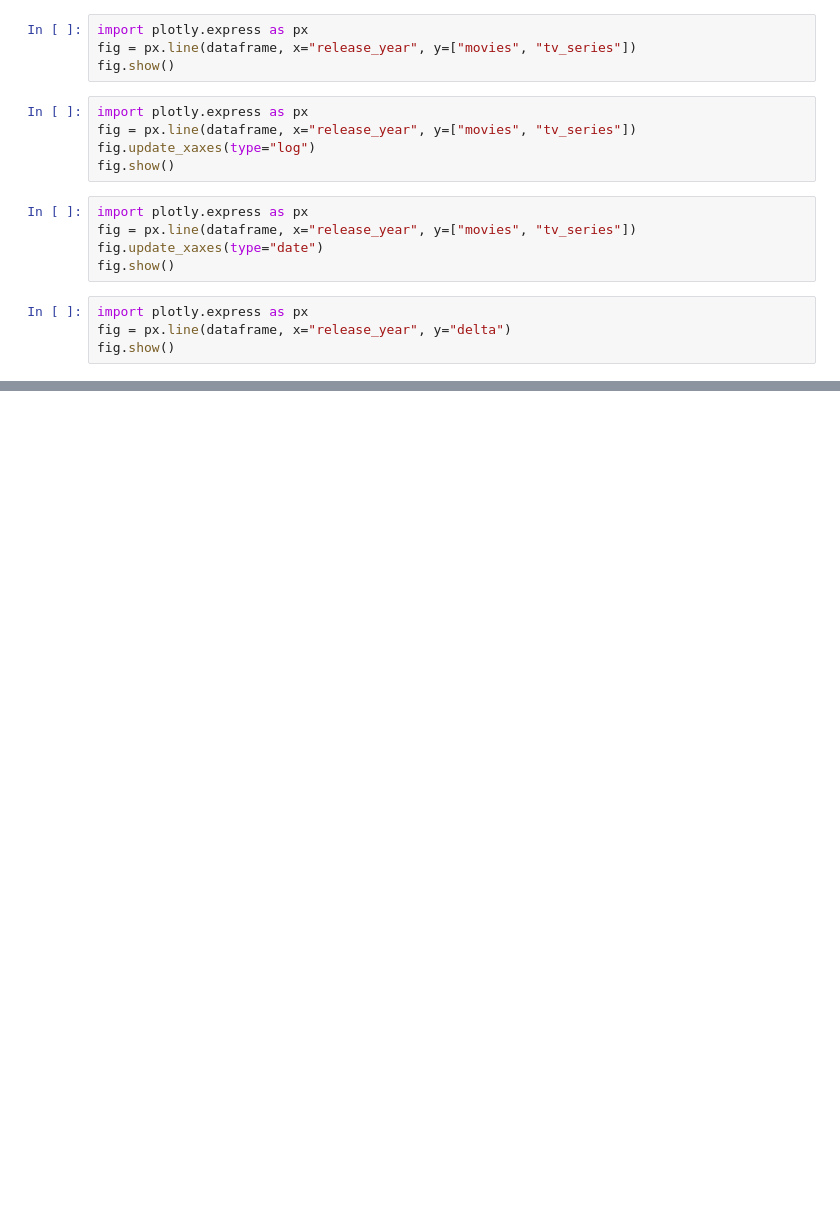
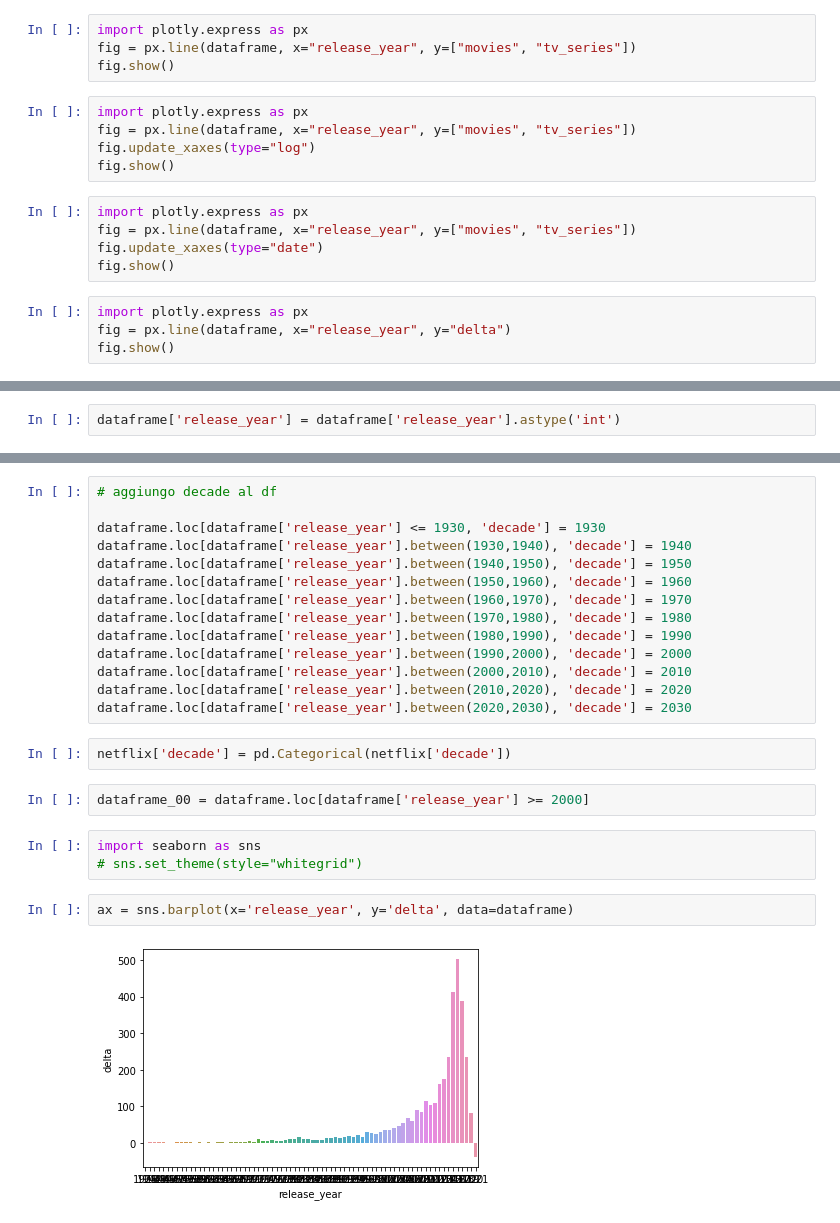
Before and after one commit to Blowdire/DataVisualizationProject, a Jupyter notebook: Progetto/progetto-netflix.ipynb, the cells around one changed output, grey strips where cells are left out. Drawn from its saved outputs; the diff is of its cells as text; blank space fills up the shorter version.

```diff
--- a/Progetto/progetto-netflix.ipynb
+++ b/Progetto/progetto-netflix.ipynb
@@ -483,0 +516,2 @@ fig.show()
+# %%
+dataframe['release_year'] = dataframe['release_year'].astype('int')
@@ -483,0 +526,25 @@ fig.show()
+# %%
+# aggiungo decade al df
+
+dataframe.loc[dataframe['release_year'] <= 1930, 'decade'] = 1930
+dataframe.loc[dataframe['release_year'].between(1930,1940), 'decade'] = 1940
+dataframe.loc[dataframe['release_year'].between(1940,1950), 'decade'] = 1950
+dataframe.loc[dataframe['release_year'].between(1950,1960), 'decade'] = 1960
+dataframe.loc[dataframe['release_year'].between(1960,1970), 'decade'] = 1970
+dataframe.loc[dataframe['release_year'].between(1970,1980), 'decade'] = 1980
+dataframe.loc[dataframe['release_year'].between(1980,1990), 'decade'] = 1990
+dataframe.loc[dataframe['release_year'].between(1990,2000), 'decade'] = 2000
+dataframe.loc[dataframe['release_year'].between(2000,2010), 'decade'] = 2010
+dataframe.loc[dataframe['release_year'].between(2010,2020), 'decade'] = 2020
+dataframe.loc[dataframe['release_year'].between(2020,2030), 'decade'] = 2030
+# %%
+netflix['decade'] = pd.Categorical(netflix['decade'])
+# %%
+dataframe_00 = dataframe.loc[dataframe['release_year'] >= 2000]
+# %%
+import seaborn as sns
+# sns.set_theme(style="whitegrid")
+# %%
+ax = sns.barplot(x='release_year', y='delta', data=dataframe)
+# %% [output]
+[figure, added]
```
Also changed, not shown: parts of 19 cells of this notebook.
